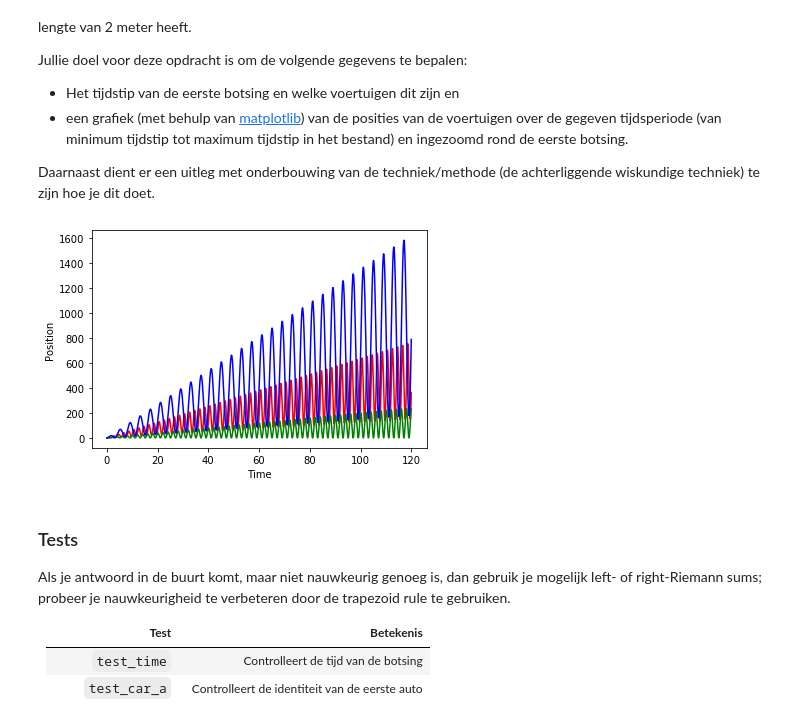
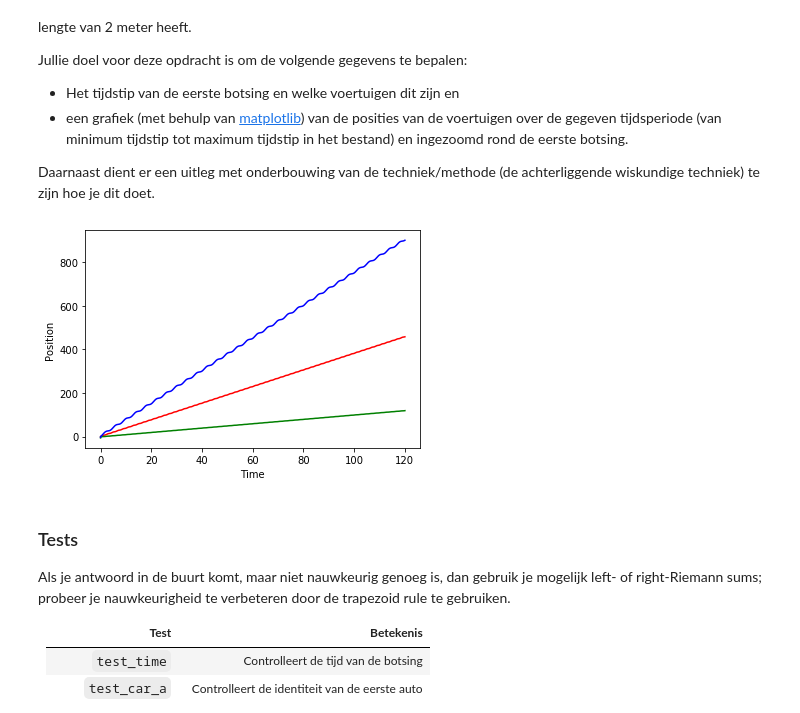
Before and after one commit to wail0152/Werkboek-AC, a Jupyter notebook: AC Werkboek.ipynb, the cells around one changed output. Saved outputs shown, nothing was run; the diff lists cells and outputs as text; code cells hidden in the pictures.

Commit message:
- Added checkpoint Delta

```diff
--- a/AC Werkboek.ipynb
+++ b/AC Werkboek.ipynb
@@ -2821,50 +2821,46 @@ def plot_data(ys: np.ndarray, xss: List[np.ndarray], xrange: Tuple[int,int] = No
     """Optionele argumenten xrange en yrange om ingezoomde plot te maken op de botsing"""
     plt.ylabel("Position")
     plt.xlabel("Time")
-    plt.plot(ys, xss[0][range(1201)], 'r')
-    plt.plot(ys, xss[1][range(1201)], 'g')
-    plt.plot(ys, xss[2][range(1201)], 'b')
+    plt.plot(ys, xss[0], 'r')
+    plt.plot(ys, xss[1], 'g')
+    plt.plot(ys, xss[2], 'b')
     plt.show()
-    pass
 
 def bereken_posities(times: np.ndarray, speeds: np.ndarray) -> np.ndarray:
     deltas = []
+    last_pos = speeds[0]
     for x in range(len(times)):
-        deltas.append(float(speeds[x]) * float(times[x]))
+        deltas.append((last_pos + speeds[x]) / 10) if x > 0 else deltas.append(last_pos)
+        last_pos += speeds[x]
     return np.array(deltas)
 
 def vind_botsing(t, car1, car2, car3) -> Tuple[float, int, float, int, float]: # TODO
     """ Geeft een vijf-tupel terug met de tijd van de botsing, de eerste auto (1,2 of 3),
         de positie van de eerste auto, de tweede auto en de positie daarvan."""
-    time = 0
-    car_a = 0
-    car_b = 0
-    pos_car_a = 0
-    pos_car_b = 0
+    time = car_a = car_b = pos_car_a = pos_car_b = 0
     for i in range(len(t)):
         time = t[i]
         if abs(car1[i] - car2[i]) <= 0.2:
             car_a, car_b = 1, 2
             pos_car_a, pos_car_b = car1[i], car2[i]
             break
         if abs(car1[i] - car3[i]) <= 0.2:
             car_a, car_b = 1, 3
             pos_car_a, pos_car_b = car1[i], car3[i]
             break
         if abs(car2[i] - car3[i]) <= 0.2:
             car_a, car_b = 2, 3
             pos_car_a, pos_car_b = car2[i], car3[i]
             break
-    print(time, car_a, car_b, pos_car_a, pos_car_b)
     return (time, car_a, pos_car_a, car_b, pos_car_b) # (botsing_t, botsing_a, botsing_a_pos, botsing_b, botsing_b_pos)
 
 t, c1, c2, c3 = get_data()
 p1 = bereken_posities(t, c1)
 p2 = bereken_posities(t, c2)
 p3 = bereken_posities(t, c3)
-plot_data(np.delete(t, 0), [p1, p2, p3])
+plot_data(t, [p1, p2, p3])
 # %% [output]
-[figure, old version]
+[figure, new version]
 # %% [markdown]
 ### Tests
 
```
Also changed, not shown: parts of 14 cells of this notebook, 1 other file.
